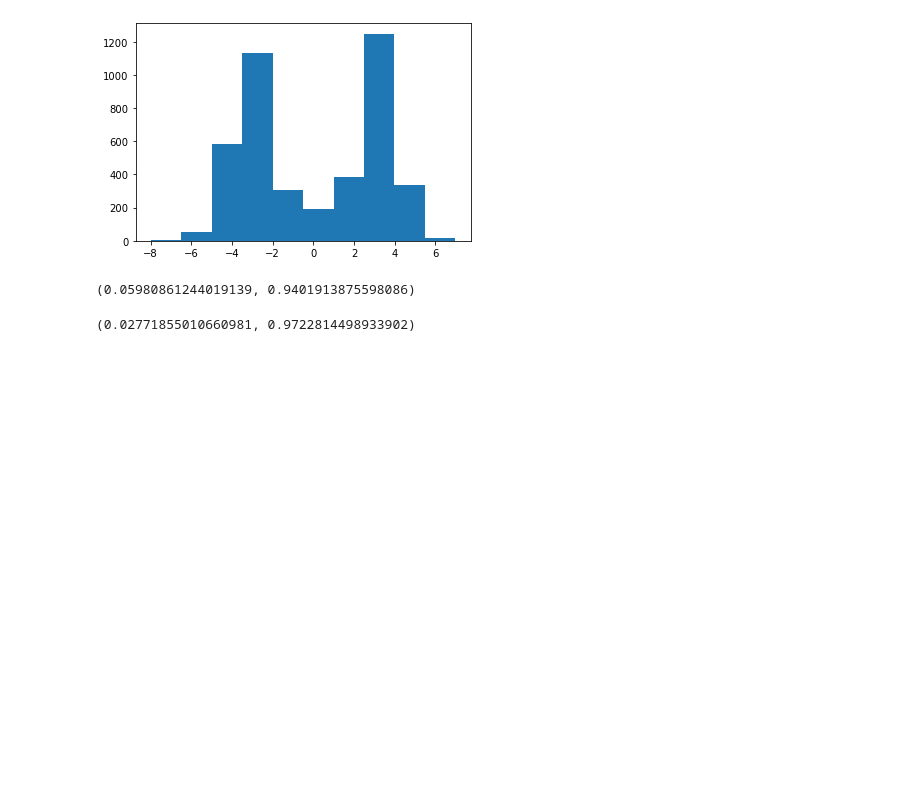
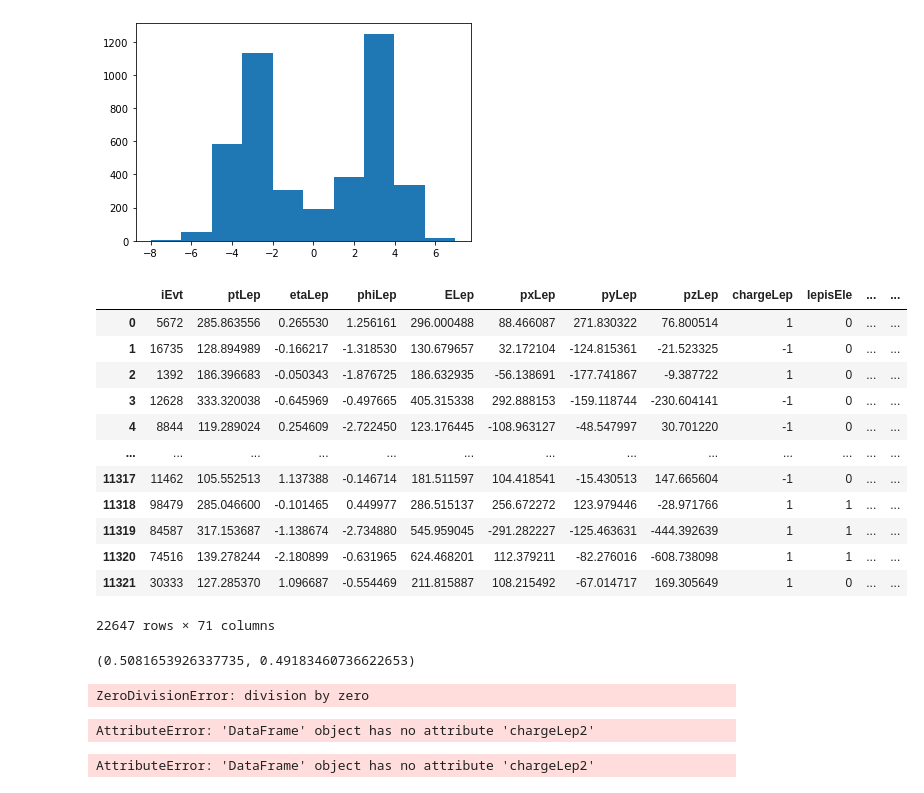
Before and after one commit to arock1/HNL_MuonCollider, a Jupyter notebook: N_ljj_VBF/python/Untitled.ipynb, the cells around one changed output. Cells and saved outputs as stored; diff of their text form; code cells hidden in the pictures; blank space fills up the shorter version.

```diff
--- a/N_ljj_VBF/python/Untitled.ipynb
+++ b/N_ljj_VBF/python/Untitled.ipynb
@@ -871,10 +892,0 @@ df_dir = df_plot[df_plot.target==2]
-# %%
-len(df_maj[df_maj.chargeLep*df_maj.chargeLep2 == 1]) / len(df_maj[abs(df_maj.chargeLep*df_maj.chargeLep2) == 1]), \
-len(df_maj[df_maj.chargeLep*df_maj.chargeLep2 == -1]) / len(df_maj[abs(df_maj.chargeLep*df_maj.chargeLep2) == 1])
-# %% [output]
-(0.05980861244019139, 0.9401913875598086)
-# %%
-len(df_dir[df_dir.chargeLep*df_dir.chargeLep2 == 1]) / len(df_dir[abs(df_dir.chargeLep*df_dir.chargeLep2) == 1]), \
-len(df_dir[df_dir.chargeLep*df_dir.chargeLep2 == -1]) / len(df_dir[abs(df_dir.chargeLep*df_dir.chargeLep2) == 1])
-# %% [output]
-(0.02771855010660981, 0.9722814498933902)
@@ -880,0 +897,35 @@ len(df_dir[df_dir.chargeLep*df_dir.chargeLep2 == -1]) / len(df_dir[abs(df_dir.ch
+# %%
+df_plot
+# %% [output]
+|  | iEvt | ptLep | etaLep | phiLep | ELep | pxLep | pyLep | pzLep | chargeLep | lepisEle | ... | ... |
+| 0 | 5672 | 285.863556 | 0.265530 | 1.256161 | 296.000488 | 88.466087 | 271.830322 | 76.800514 | 1 | 0 | ... | ... |
+| 1 | 16735 | 128.894989 | -0.166217 | -1.318530 | 130.679657 | 32.172104 | -124.815361 | -21.523325 | -1 | 0 | ... | ... |
+| 2 | 1392 | 186.396683 | -0.050343 | -1.876725 | 186.632935 | -56.138691 | -177.741867 | -9.387722 | 1 | 0 | ... | ... |
+| 3 | 12628 | 333.320038 | -0.645969 | -0.497665 | 405.315338 | 292.888153 | -159.118744 | -230.604141 | -1 | 0 | ... | ... |
+| 4 | 8844 | 119.289024 | 0.254609 | -2.722450 | 123.176445 | -108.963127 | -48.547997 | 30.701220 | -1 | 0 | ... | ... |
+| ... | ... | ... | ... | ... | ... | ... | ... | ... | ... | ... | ... | ... |
+| 11317 | 11462 | 105.552513 | 1.137388 | -0.146714 | 181.511597 | 104.418541 | -15.430513 | 147.665604 | -1 | 0 | ... | ... |
+| 11318 | 98479 | 285.046600 | -0.101465 | 0.449977 | 286.515137 | 256.672272 | 123.979446 | -28.971766 | 1 | 1 | ... | ... |
+| 11319 | 84587 | 317.153687 | -1.138674 | -2.734880 | 545.959045 | -291.282227 | -125.463631 | -444.392639 | 1 | 1 | ... | ... |
+| 11320 | 74516 | 139.278244 | -2.180899 | -0.631965 | 624.468201 | 112.379211 | -82.276016 | -608.738098 | 1 | 1 | ... | ... |
+| 11321 | 30333 | 127.285370 | 1.096687 | -0.554469 | 211.815887 | 108.215492 | -67.014717 | 169.305649 | 1 | 0 | ... | ... |
+22647 rows × 71 columns
+# %%
+len(df_maj[df_maj.chargeLep*df_maj.chargeLep2 == 1]) / len(df_maj[abs(df_maj.chargeLep*df_maj.chargeLep2) == 1]), \
+len(df_maj[df_maj.chargeLep*df_maj.chargeLep2 == -1]) / len(df_maj[abs(df_maj.chargeLep*df_maj.chargeLep2) == 1])
+# %% [output]
+(0.5081653926337735, 0.49183460736622653)
+# %%
+len(df_dir[df_dir.chargeLep*df_dir.chargeLep2 == 1]) / len(df_dir[abs(df_dir.chargeLep*df_dir.chargeLep2) == 1]), \
+len(df_dir[df_dir.chargeLep*df_dir.chargeLep2 == -1]) / len(df_dir[abs(df_dir.chargeLep*df_dir.chargeLep2) == 1])
+# %% [output]
+ZeroDivisionError: division by zero
+# %%
+df_maj.loc[df_maj.chargeLep*df_maj.chargeLep2 == 1, ['iEvt', 'chargeLep', 'chargeLep2']]
+# %% [output]
+AttributeError: 'DataFrame' object has no attribute 'chargeLep2'
+# %%
+df_maj.loc[(df_maj.chargeLep*df_maj.chargeLep2 == -1) & (df_maj.lep2isMu==1),
+                                                         ['iEvt', 'chargeLep', 'chargeLep2', 'lep2isEle', 'lep2isMu']]
+# %% [output]
+AttributeError: 'DataFrame' object has no attribute 'chargeLep2'
```
Also changed, not shown: parts of 20 cells of this notebook, 3 other files.
